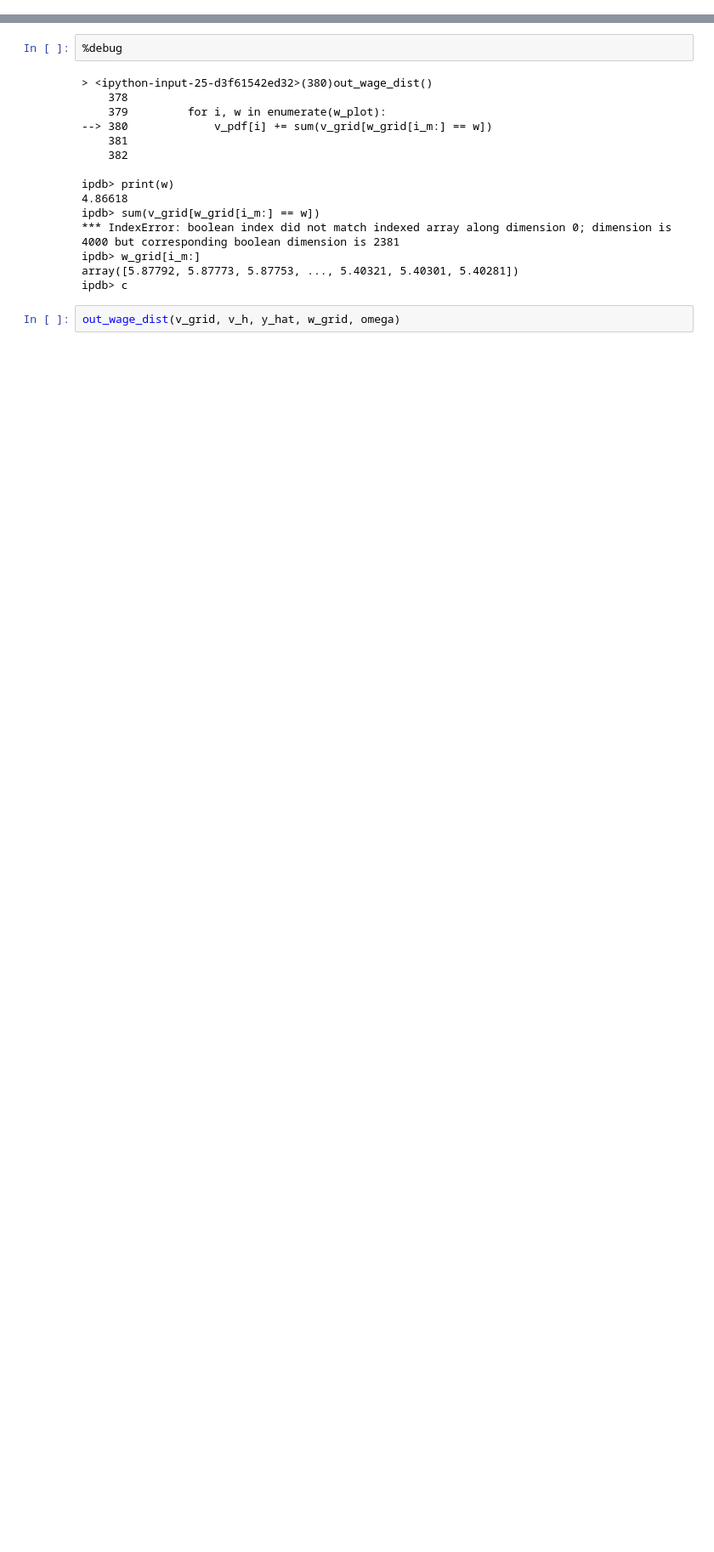
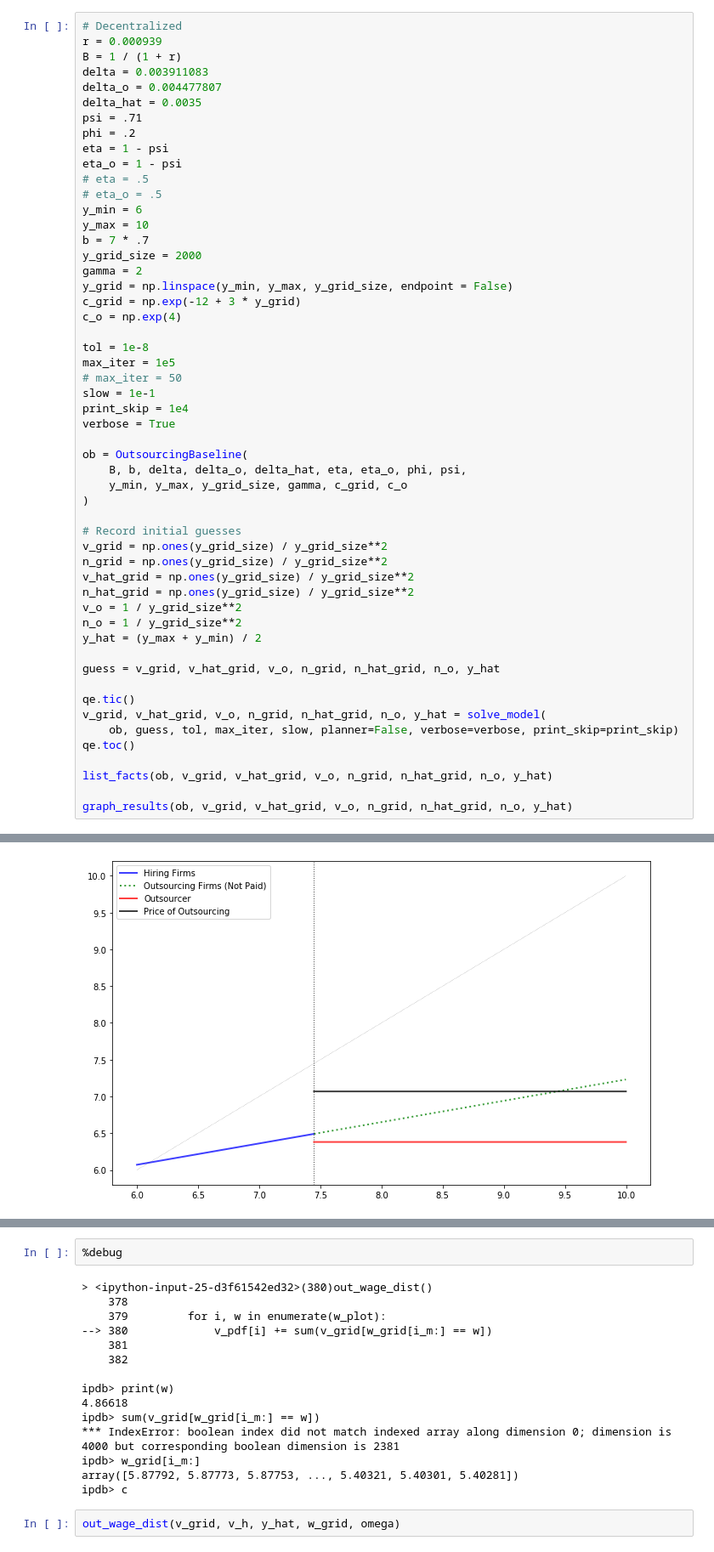
Before and after one commit to spspitze/Outsourcing, a Jupyter notebook: Python Code/Outsourcers.ipynb, the cells around one changed output, grey strips where cells are left out. Shown at 85% size. Drawn from its saved outputs; the diff is of its cells as text; blank space fills up the shorter version.

Commit message:
Introduce Model with On the Job Search. Update remaining code.

```diff
--- a/Python Code/Outsourcers.ipynb
+++ b/Python Code/Outsourcers.ipynb
@@ -0,0 +765,54 @@
+# %%
+# Decentralized
+r = 0.000939
+B = 1 / (1 + r)
+delta = 0.003911083
+delta_o = 0.004477807
+delta_hat = 0.0035
+psi = .71
+phi = .2
+eta = 1 - psi
+eta_o = 1 - psi
+# eta = .5
+# eta_o = .5
+y_min = 6
+y_max = 10
+b = 7 * .7
+y_grid_size = 2000
+gamma = 2
+y_grid = np.linspace(y_min, y_max, y_grid_size, endpoint = False)
+c_grid = np.exp(-12 + 3 * y_grid)
+c_o = np.exp(4)
+
+tol = 1e-8
+max_iter = 1e5
+# max_iter = 50
+slow = 1e-1
+print_skip = 1e4
+verbose = True
+
+ob = OutsourcingBaseline(
+    B, b, delta, delta_o, delta_hat, eta, eta_o, phi, psi,
+    y_min, y_max, y_grid_size, gamma, c_grid, c_o
+)
+
+# Record initial guesses
+v_grid = np.ones(y_grid_size) / y_grid_size**2
+n_grid = np.ones(y_grid_size) / y_grid_size**2
+v_hat_grid = np.ones(y_grid_size) / y_grid_size**2
+n_hat_grid = np.ones(y_grid_size) / y_grid_size**2
+v_o = 1 / y_grid_size**2
+n_o = 1 / y_grid_size**2
+y_hat = (y_max + y_min) / 2
+
+guess = v_grid, v_hat_grid, v_o, n_grid, n_hat_grid, n_o, y_hat
+
+qe.tic()
+v_grid, v_hat_grid, v_o, n_grid, n_hat_grid, n_o, y_hat = solve_model(
+    ob, guess, tol, max_iter, slow, planner=False, verbose=verbose, print_skip=print_skip)
+qe.toc()
+
+list_facts(ob, v_grid, v_hat_grid, v_o, n_grid, n_hat_grid, n_o, y_hat)
+
+graph_results(ob, v_grid, v_hat_grid, v_o, n_grid, n_hat_grid, n_o, y_hat)
+# %% [output]
@@ -0,0 +836 @@
+[figure, added]
```
Also changed, not shown: parts of 10 cells of this notebook.
